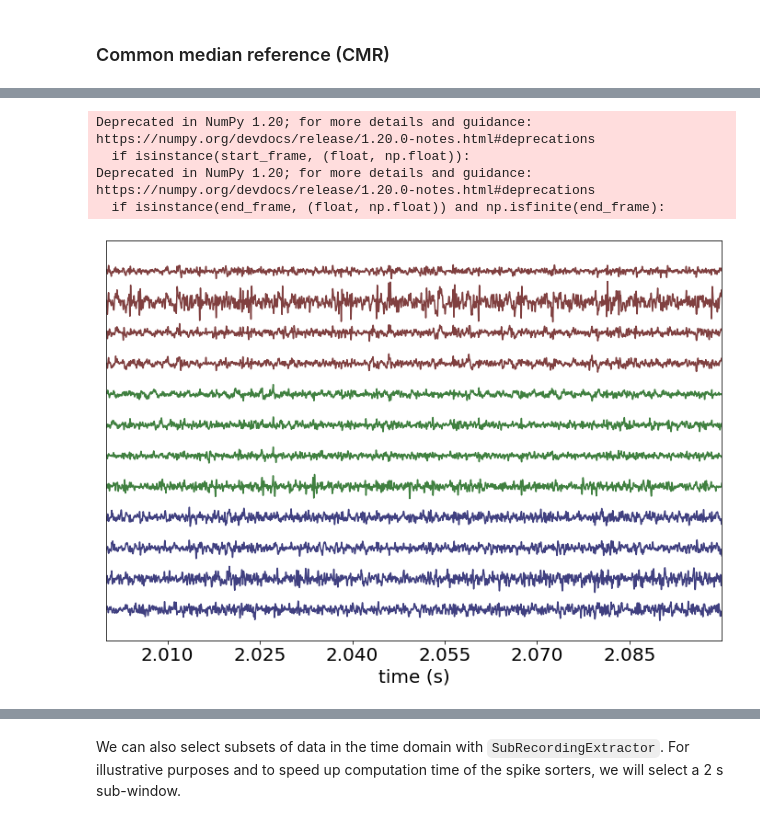
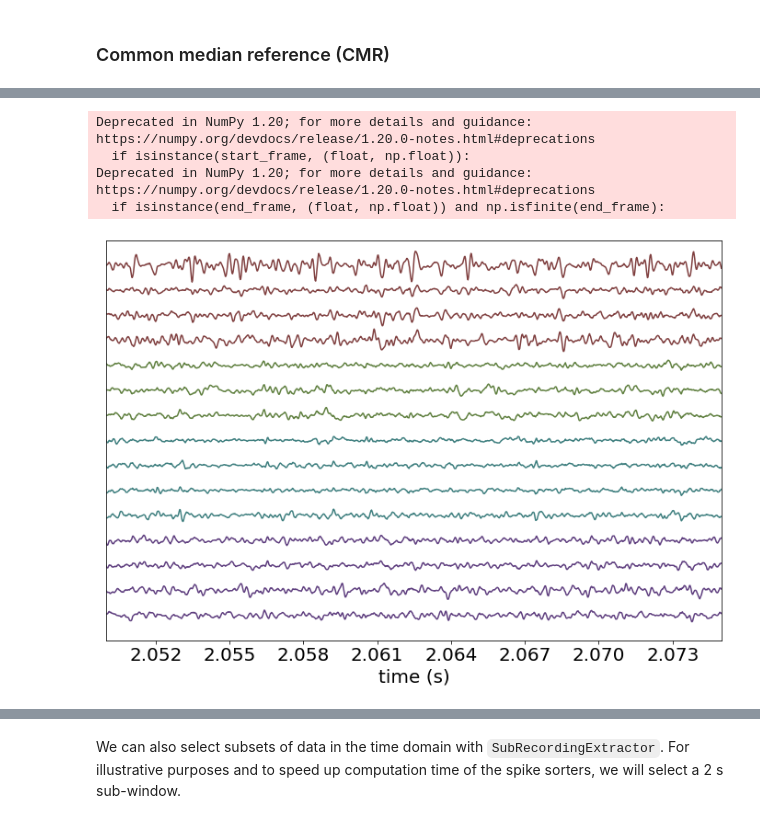
Before and after one commit to sbuergers/hussaini-lab-to-nwb-notebooks, a Jupyter notebook: tidy_venv/milestone2_modular_pipeline_colab.ipynb, the cells around one changed output, grey strips where cells are left out. Saved outputs shown, nothing was run; the diff lists cells and outputs as text; code cells hidden in the pictures.

```diff
--- a/tidy_venv/milestone2_modular_pipeline_colab.ipynb
+++ b/tidy_venv/milestone2_modular_pipeline_colab.ipynb
@@ -439,5 +468,5 @@ Channels from the first tetrode seem somewhat noisier than the rest. To illustra
 # %%
-r_good_channels = st.preprocessing.remove_bad_channels(r_filt, bad_channel_ids=[0,1,2,3])
+r_good_channels = st.preprocessing.remove_bad_channels(r_filt, bad_channel_ids=[6])
 print(f'Channel ids after removing bad channel: {r_good_channels.get_channel_ids()}')
 print(f'Channel groups after removing bad channel: {r_good_channels.get_channel_groups()}')
 # %% [output]
@@ -462,9 +487,9 @@ It is often desirable to use a common median reference to remove noise common to
 # %%
 r_cmr = st.preprocessing.common_reference(r_good_channels, reference='median')
-w = sw.plot_timeseries(r_cmr, trange=[2.0, 2.1], color_groups=True)
+w = sw.plot_timeseries(r_cmr, trange=[2.05, 2.075], color_groups=True)
 # %% [output]
 Deprecated in NumPy 1.20; for more details and guidance: https://numpy.org/devdocs/release/1.20.0-notes.html#deprecations
   if isinstance(start_frame, (float, np.float)):
 Deprecated in NumPy 1.20; for more details and guidance: https://numpy.org/devdocs/release/1.20.0-notes.html#deprecations
   if isinstance(end_frame, (float, np.float)) and np.isfinite(end_frame):
-[figure, old version]
+[figure, new version]
```
Also changed, not shown: parts of 57 cells of this notebook.
